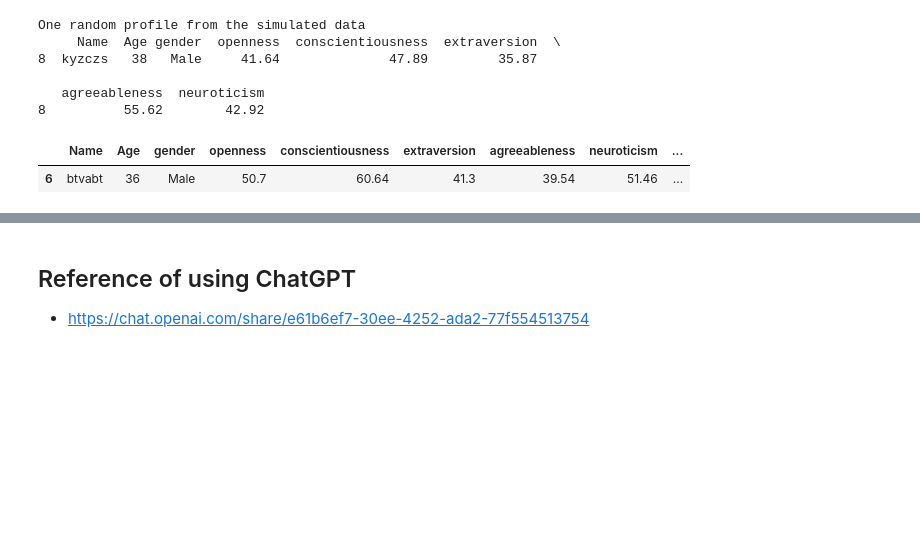
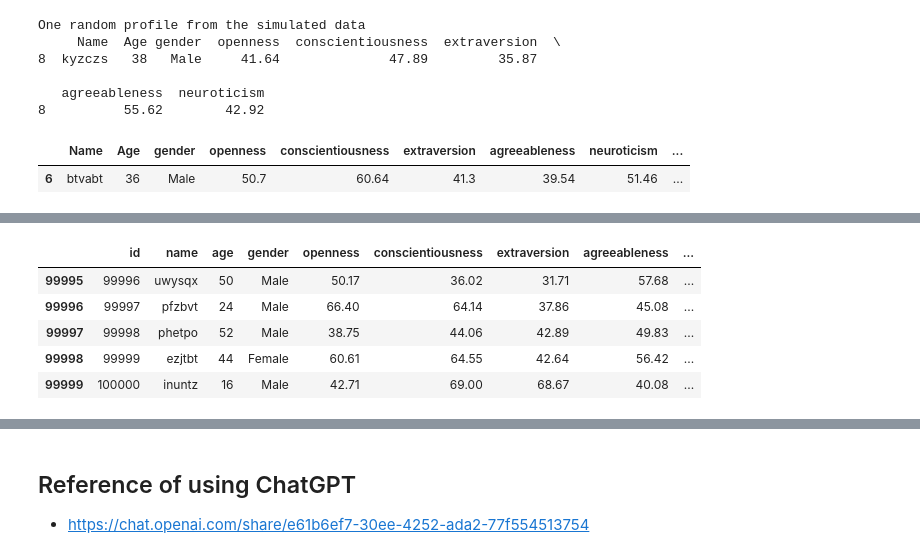
Before and after one commit to oceanumeric/ININ-tutorial, a Jupyter notebook: Labs/lab0_part_i.ipynb, the cells around one changed output, grey strips where cells are left out. Drawn from its saved outputs; the diff is of its cells as text; code cells hidden in the pictures; blank space fills up the shorter version.

```diff
--- a/Labs/lab0_part_i.ipynb
+++ b/Labs/lab0_part_i.ipynb
@@ -468,0 +590,9 @@ One random profile from the simulated data
+# %%
+simulated_population.tail()
+# %% [output]
+|  | id | name | age | gender | openness | conscientiousness | extraversion | agreeableness | ... |
+| 99995 | 99996 | uwysqx | 50 | Male | 50.17 | 36.02 | 31.71 | 57.68 | ... |
+| 99996 | 99997 | pfzbvt | 24 | Male | 66.40 | 64.14 | 37.86 | 45.08 | ... |
+| 99997 | 99998 | phetpo | 52 | Male | 38.75 | 44.06 | 42.89 | 49.83 | ... |
+| 99998 | 99999 | ezjtbt | 44 | Female | 60.61 | 64.55 | 42.64 | 56.42 | ... |
+| 99999 | 100000 | inuntz | 16 | Male | 42.71 | 69.00 | 68.67 | 40.08 | ... |
```
Also changed, not shown: parts of 11 cells of this notebook.
